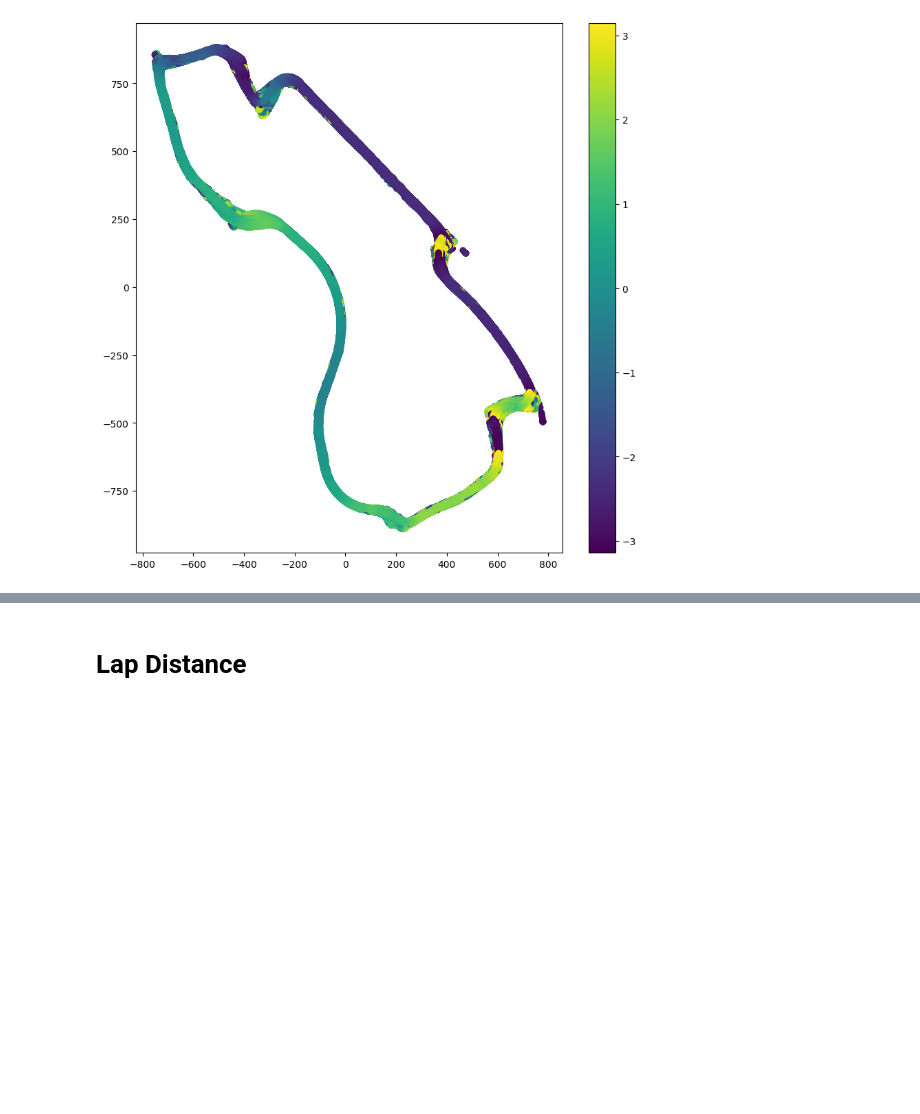
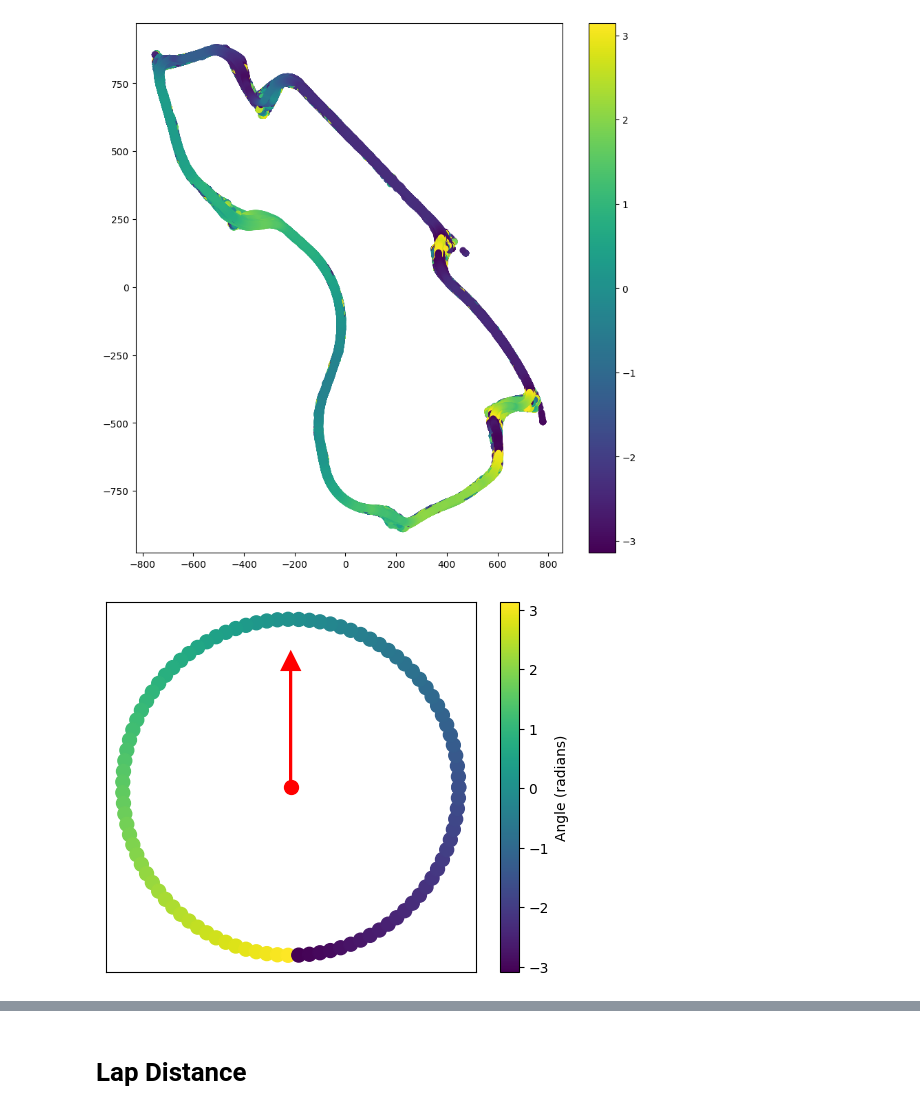
Before and after one commit to Bgon01/Data3001-capstone, a Jupyter notebook: eda/eda.ipynb, the cells around one changed output, grey strips where cells are left out. Saved outputs shown, nothing was run; the diff lists cells and outputs as text; code cells hidden in the pictures; blank space fills up the shorter version.

```diff
--- a/eda/eda.ipynb
+++ b/eda/eda.ipynb
@@ -62,5 +56,48 @@ plt.show
 # %% [output]
 <function matplotlib.pyplot.show(close=None, block=None)>
 [figure]
+# %%
+import numpy as np
+import matplotlib.pyplot as plt
+
+# Number of points to create
+num_points = 100
+
+# Radius of the circle
+radius = 1.0
+
+# Create a list of angles evenly spaced around the circle
+angles = np.linspace(0, 2 * np.pi, num_points)
+
+# Calculate the x and y coordinates of the points
+x = radius * np.cos(angles)
+y = radius * np.sin(angles)
+
+# Calculate the angle (in radians)
+angle = np.arctan2(-x, y)
+
+# Create a figure and axis
+fig, ax = plt.subplots()
+
+# Plot the circle of points and color them based on the angle
+scatter = ax.scatter(x, y, c=angle, cmap='viridis', marker='o', s=100)
+
+# Set aspect ratio to be equal so the circle looks like a circle
+ax.set_aspect('equal')
+
+
+# Create a colorbar to show the angle-color mapping
+cbar = plt.colorbar(scatter)
+cbar.set_label('Angle (radians)')
+
+plt.scatter(0,0,c='red', s = 100)
+
+ax.arrow(0, 0, 0, 0.7, head_width=0.1, head_length=0.1, linewidth=2, fc='red', ec='red')
+
+ax.set_xticks([])
+ax.set_yticks([])
+plt.show()
+# %% [output]
+[figure, added]
 # %%
 plt.scatter(f1_2022_df['PITCH'], f1_2022_df['ROLL'])
```
Also changed, not shown: parts of 30 cells of this notebook, 4 other files.
